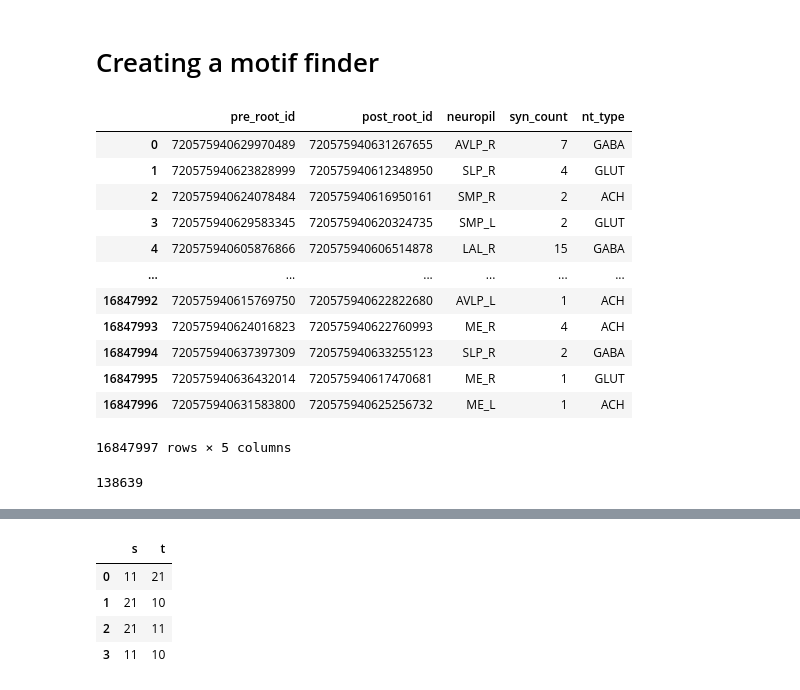
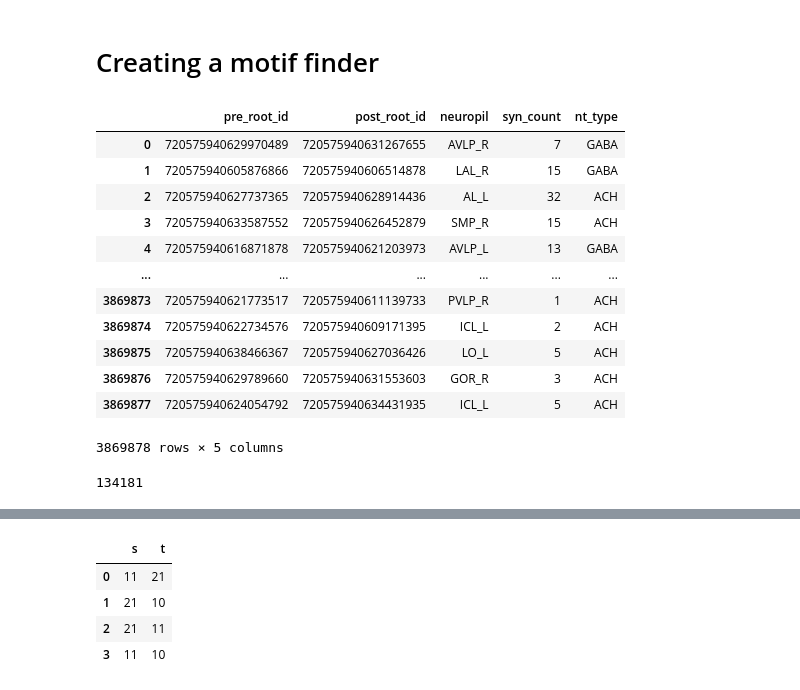
Before and after one commit to Gutierrez-lab/flybrain-clustering-rhessa, a Jupyter notebook: inhibitory_analysis/wholeNet_motifs.ipynb, the cells around one changed output, grey strips where cells are left out. Saved outputs shown, nothing was run; the diff lists cells and outputs as text; code cells hidden in the pictures.

```diff
--- a/inhibitory_analysis/wholeNet_motifs.ipynb
+++ b/inhibitory_analysis/wholeNet_motifs.ipynb
@@ -12,25 +13,25 @@ import itertools
 # only allow 100 rows to display pandas
 pd.set_option('display.max_rows', 100)
 # %%
-syn_table = pd.read_csv('/Users/rweberla/Downloads/connections_no_threshold.csv')
+syn_table = pd.read_csv('/Users/rweberla/Downloads/connections.csv')
 syn_table
 # %% [output]
 |  | pre_root_id | post_root_id | neuropil | syn_count | nt_type |
 | 0 | 720575940629970489 | 720575940631267655 | AVLP_R | 7 | GABA |
-| 1 | 720575940623828999 | 720575940612348950 | SLP_R | 4 | GLUT |
-| 2 | 720575940624078484 | 720575940616950161 | SMP_R | 2 | ACH |
-| 3 | 720575940629583345 | 720575940620324735 | SMP_L | 2 | GLUT |
-| 4 | 720575940605876866 | 720575940606514878 | LAL_R | 15 | GABA |
+| 1 | 720575940605876866 | 720575940606514878 | LAL_R | 15 | GABA |
+| 2 | 720575940627737365 | 720575940628914436 | AL_L | 32 | ACH |
+| 3 | 720575940633587552 | 720575940626452879 | SMP_R | 15 | ACH |
+| 4 | 720575940616871878 | 720575940621203973 | AVLP_L | 13 | GABA |
 | ... | ... | ... | ... | ... | ... |
-| 16847992 | 720575940615769750 | 720575940622822680 | AVLP_L | 1 | ACH |
-| 16847993 | 720575940624016823 | 720575940622760993 | ME_R | 4 | ACH |
-| 16847994 | 720575940637397309 | 720575940633255123 | SLP_R | 2 | GABA |
-| 16847995 | 720575940636432014 | 720575940617470681 | ME_R | 1 | GLUT |
-| 16847996 | 720575940631583800 | 720575940625256732 | ME_L | 1 | ACH |
+| 3869873 | 720575940621773517 | 720575940611139733 | PVLP_R | 1 | ACH |
+| 3869874 | 720575940622734576 | 720575940609171395 | ICL_L | 2 | ACH |
+| 3869875 | 720575940638466367 | 720575940627036426 | LO_L | 5 | ACH |
+| 3869876 | 720575940629789660 | 720575940631553603 | GOR_R | 3 | ACH |
+| 3869877 | 720575940624054792 | 720575940634431935 | ICL_L | 5 | ACH |
-16847997 rows × 5 columns
+3869878 rows × 5 columns
 # %%
 # Find all unique cell ids in both the pre and post columns
 cellids =  np.unique(syn_table[["pre_root_id", "post_root_id"]])
 print(len(cellids))
 # %% [output]
-138639
+134181
```
Also changed, not shown: parts of 61 cells of this notebook, 1 other file.
